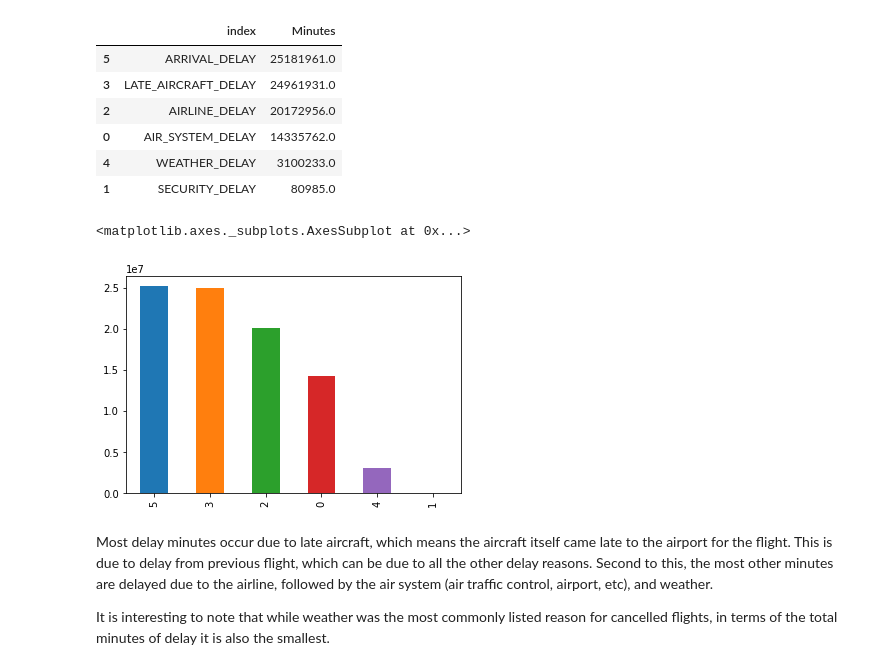
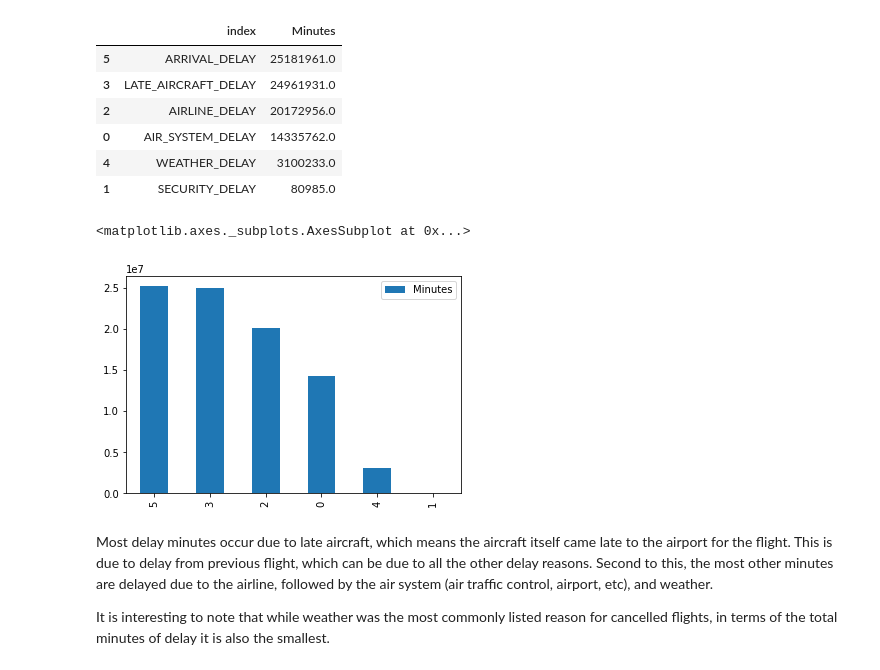
Before and after one commit to ryanbae89/data-512-final-project, a Jupyter notebook: flight_delays.ipynb, the cells around one changed output. Cells and saved outputs as stored; diff of their text form; code cells hidden in the pictures.

Commit message:
fixed image errors

```diff
--- a/flight_delays.ipynb
+++ b/flight_delays.ipynb
@@ -164,10 +243,10 @@ delays
 | 4 | WEATHER_DELAY | 3100233.0 |
 | 1 | SECURITY_DELAY | 80985.0 |
 # %%
-delays['Minutes'].plot.bar(stacked=True)
+delays[['Minutes']].plot.bar(stacked=True)
 # %% [output]
 <matplotlib.axes._subplots.AxesSubplot at 0x...>
-[figure, old version]
+[figure, new version]
 # %% [markdown]
 Most delay minutes occur due to late aircraft, which means the aircraft itself came late to the airport for the flight. This is due to delay from previous flight, which can be due to all the other delay reasons. Second to this, the most other minutes are delayed due to the airline, followed by the air system (air traffic control, airport, etc), and weather.
 
```
Also changed, not shown: parts of 3 cells of this notebook, 2 other files.
